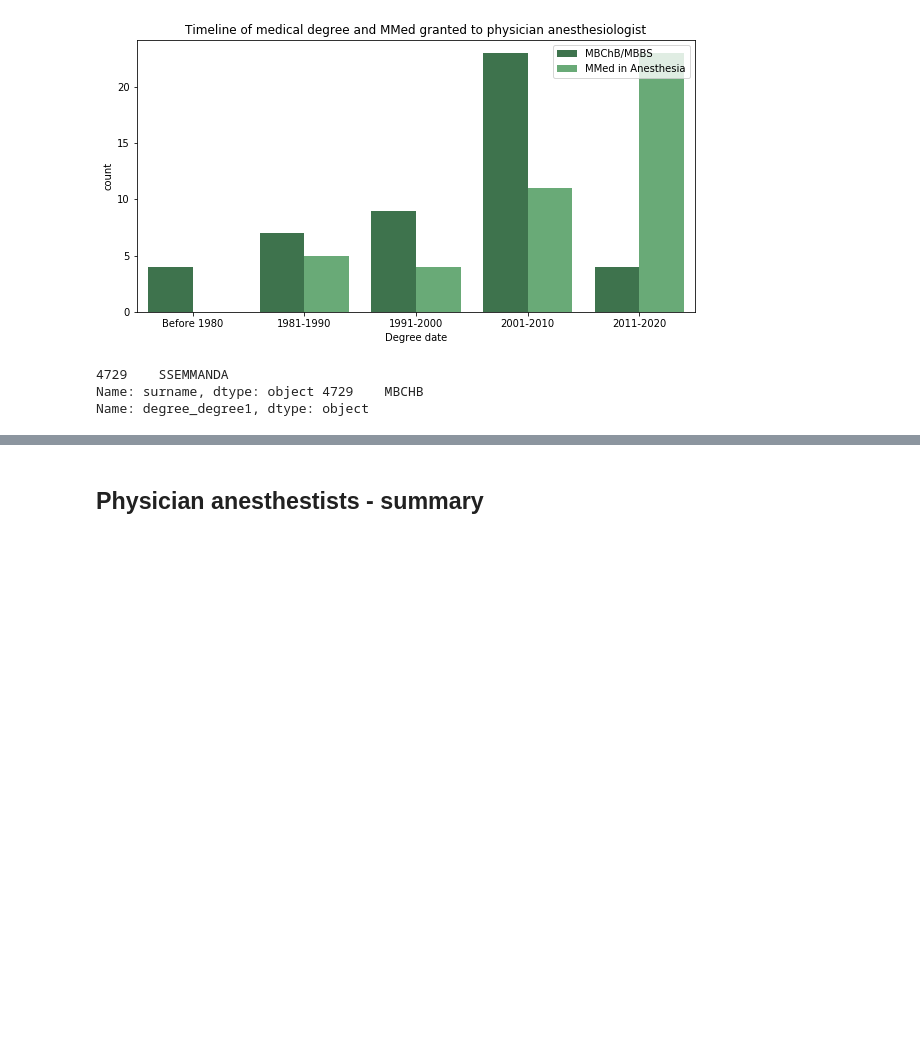
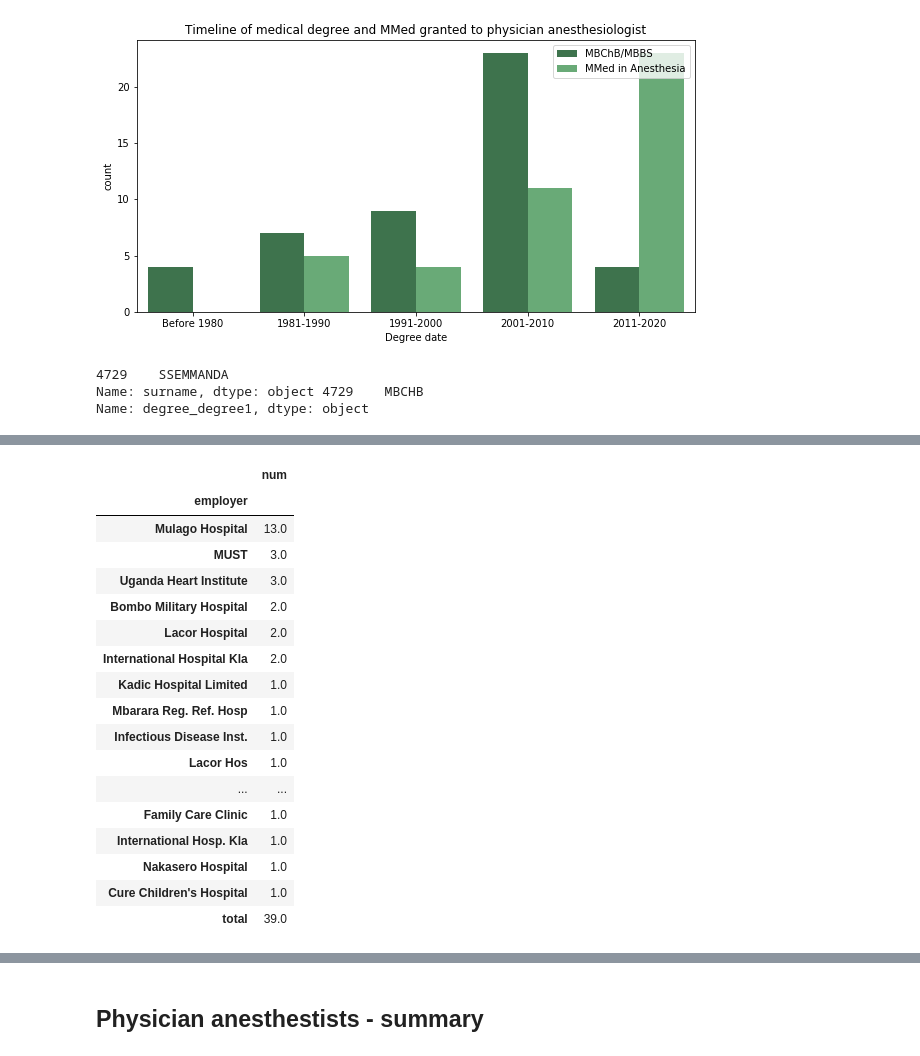
Before and after one commit to alexgoodell/uganda-model, a Jupyter notebook: notebooks/Physicians.ipynb, the cells around one changed output, grey strips where cells are left out. Drawn from its saved outputs; the diff is of its cells as text; code cells hidden in the pictures; blank space fills up the shorter version.

```diff
--- a/notebooks/Physicians.ipynb
+++ b/notebooks/Physicians.ipynb
@@ -474,0 +587,25 @@ see 'location' book
+# %%
+# Those that list their employer
+q = adf['employer'].value_counts().to_frame().rename(columns={'employer':'num'})
+q.index.name = "employer"
+q.loc["total","num"] = adf['employer'].value_counts().sum()
+q
+# %% [output]
+|  | num |
+| employer |  |
+| Mulago Hospital | 13.0 |
+| MUST | 3.0 |
+| Uganda Heart Institute | 3.0 |
+| Bombo Military Hospital | 2.0 |
+| Lacor Hospital | 2.0 |
+| International Hospital Kla | 2.0 |
+| Kadic Hospital Limited | 1.0 |
+| Mbarara Reg. Ref. Hosp | 1.0 |
+| Infectious Disease Inst. | 1.0 |
+| Lacor Hos | 1.0 |
+| ... | ... |
+| Family Care Clinic | 1.0 |
+| International Hosp. Kla | 1.0 |
+| Nakasero Hospital | 1.0 |
+| Cure Children's Hospital | 1.0 |
+| total | 39.0 |
```
Also changed, not shown: parts of 6 cells of this notebook, 15 other files.
